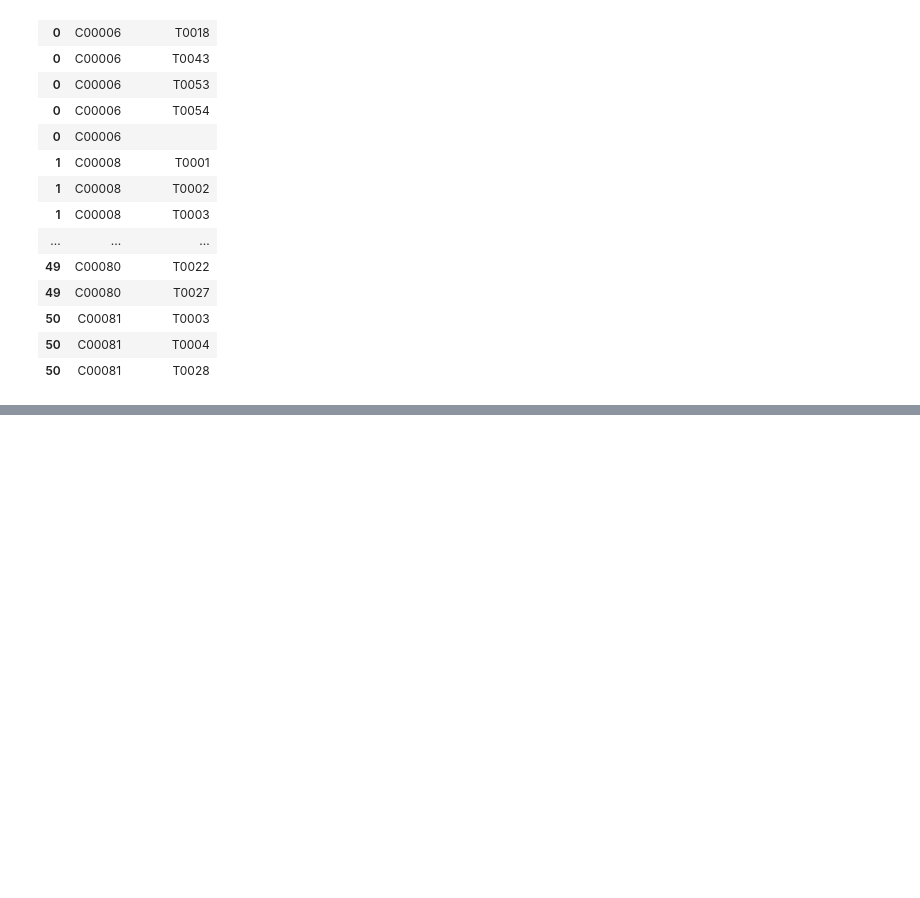
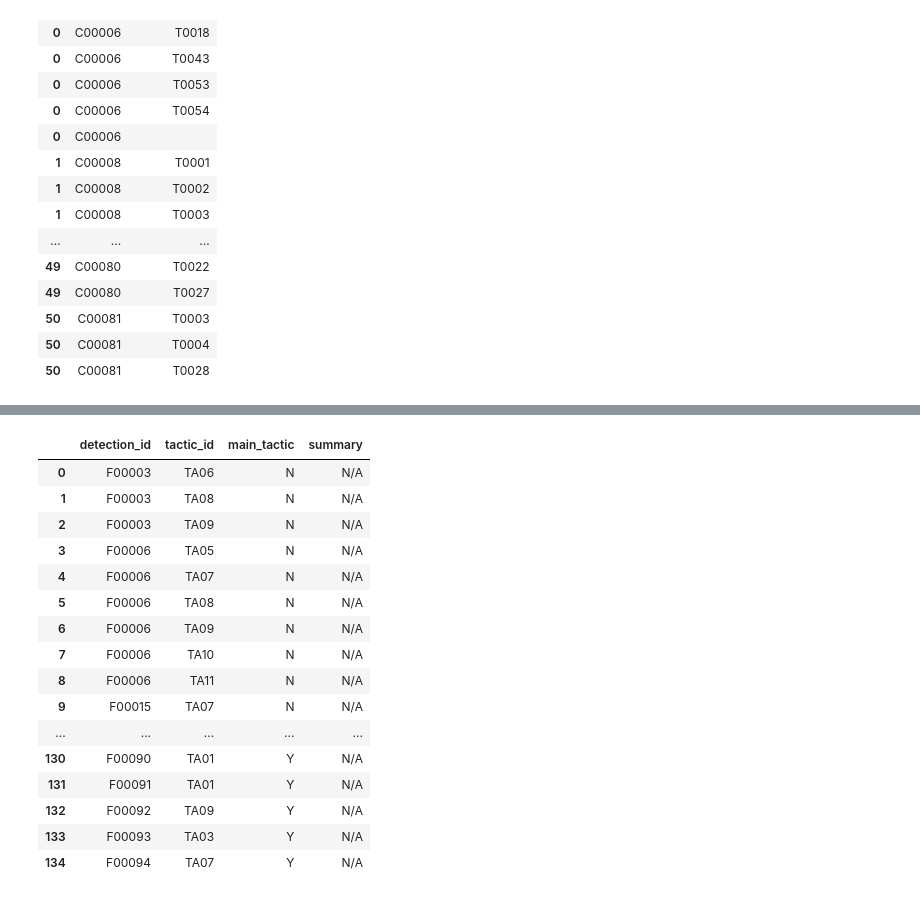
Before and after one commit to cogsec-collaborative/AMITT, a Jupyter notebook: HTML_GENERATING_CODE/AMITT_create_website_sql.ipynb, the cells around one changed output, grey strips where cells are left out. Cells and saved outputs as stored; diff of their text form; code cells hidden in the pictures; blank space fills up the shorter version.

```diff
--- a/HTML_GENERATING_CODE/AMITT_create_website_sql.ipynb
+++ b/HTML_GENERATING_CODE/AMITT_create_website_sql.ipynb
@@ -156,0 +162,20 @@ ctact
+# %%
+dtact
+# %% [output]
+|  | detection_id | tactic_id | main_tactic | summary |
+| 0 | F00003 | TA06 | N | N/A |
+| 1 | F00003 | TA08 | N | N/A |
+| 2 | F00003 | TA09 | N | N/A |
+| 3 | F00006 | TA05 | N | N/A |
+| 4 | F00006 | TA07 | N | N/A |
+| 5 | F00006 | TA08 | N | N/A |
+| 6 | F00006 | TA09 | N | N/A |
+| 7 | F00006 | TA10 | N | N/A |
+| 8 | F00006 | TA11 | N | N/A |
+| 9 | F00015 | TA07 | N | N/A |
+| ... | ... | ... | ... | ... |
+| 130 | F00090 | TA01 | Y | N/A |
+| 131 | F00091 | TA01 | Y | N/A |
+| 132 | F00092 | TA09 | Y | N/A |
+| 133 | F00093 | TA03 | Y | N/A |
+| 134 | F00094 | TA07 | Y | N/A |
```
Also changed, not shown: parts of 5 cells of this notebook, 4 other files.
